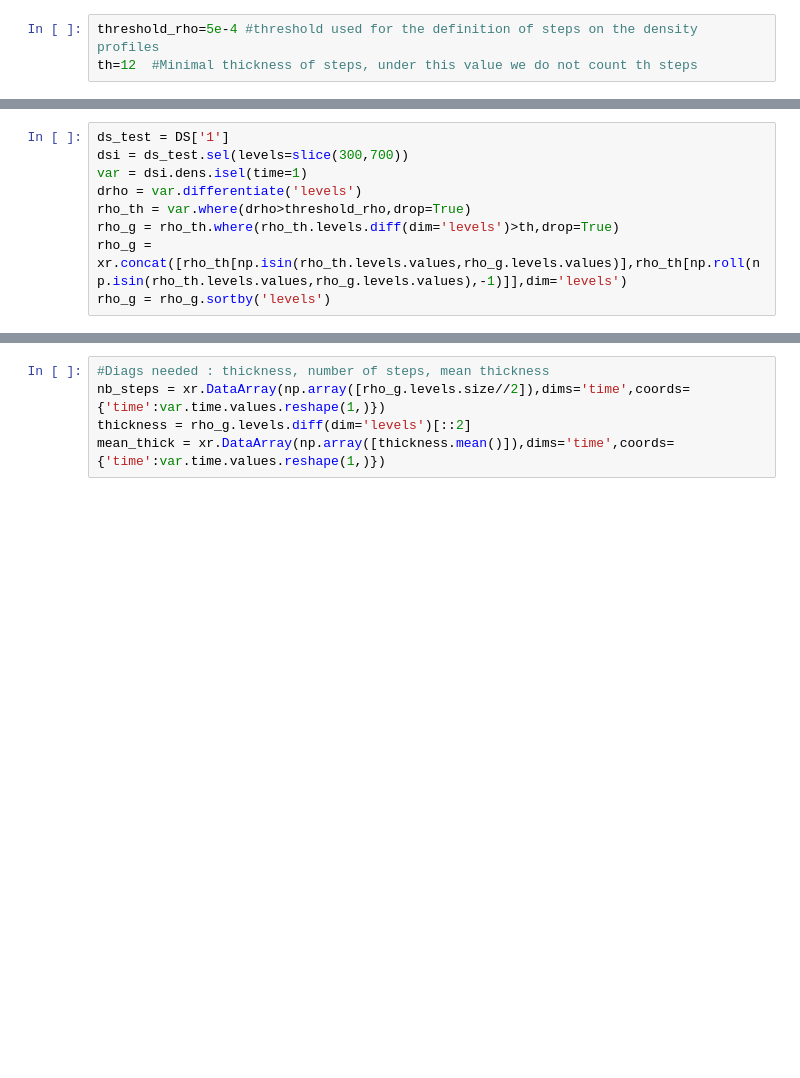
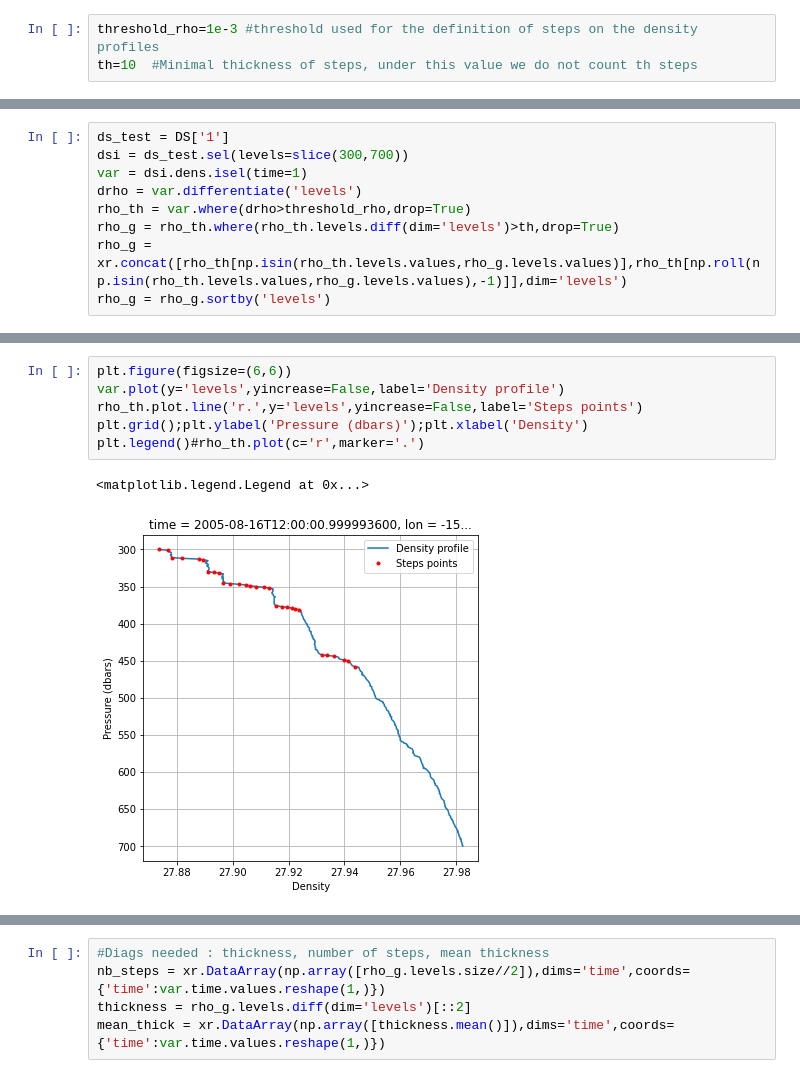
Before and after one commit to zcasparco/Canada_basin, a Jupyter notebook: ITP_cruises_maps_0307.ipynb, the cells around one changed output, grey strips where cells are left out. Drawn from its saved outputs; the diff is of its cells as text; blank space fills up the shorter version.

```diff
--- a/ITP_cruises_maps.ipynb
+++ b/ITP_cruises_maps_0307.ipynb
@@ -288,8 +288,8 @@ for itp in list_itp:
 # %% [markdown]
 ### Compute steps from ITP data
 # %%
-threshold_rho=5e-4 #threshold used for the definition of steps on the density profiles
-th=12  #Minimal thickness of steps, under this value we do not count th steps
+threshold_rho=1e-3 #threshold used for the definition of steps on the density profiles
+th=10  #Minimal thickness of steps, under this value we do not count th steps
 # %%
 print('Minimal value for which we consider the gradient as the signature of a step : ',threshold_rho)
 print('------------------------------------------------------------------------------')
@@ -311,0 +328,9 @@ rho_g = rho_g.sortby('levels')
+# %%
+plt.figure(figsize=(6,6))
+var.plot(y='levels',yincrease=False,label='Density profile')
+rho_th.plot.line('r.',y='levels',yincrease=False,label='Steps points')
+plt.grid();plt.ylabel('Pressure (dbars)');plt.xlabel('Density')
+plt.legend()#rho_th.plot(c='r',marker='.')
+# %% [output]
+<matplotlib.legend.Legend at 0x...>
+[figure, added]
```
Also changed, not shown: parts of 4 cells of this notebook.
